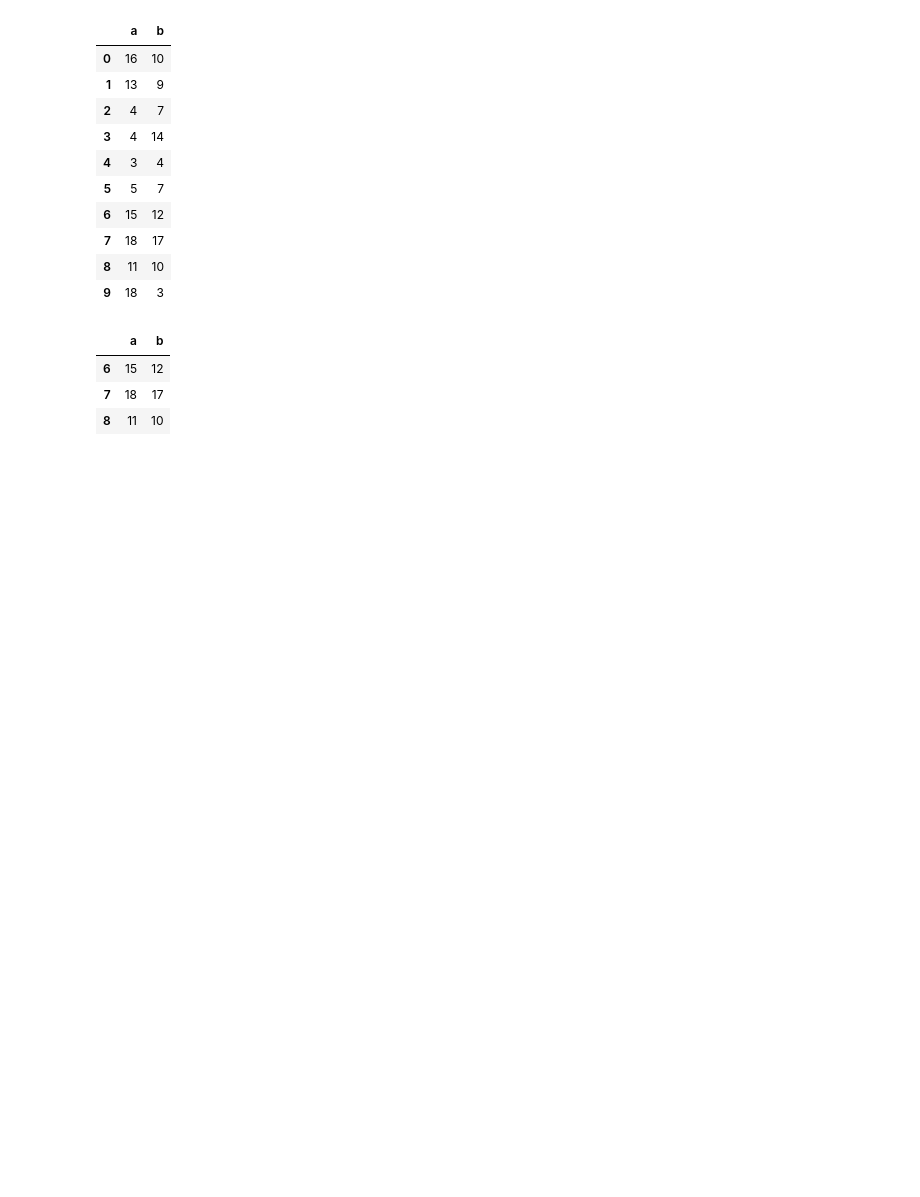
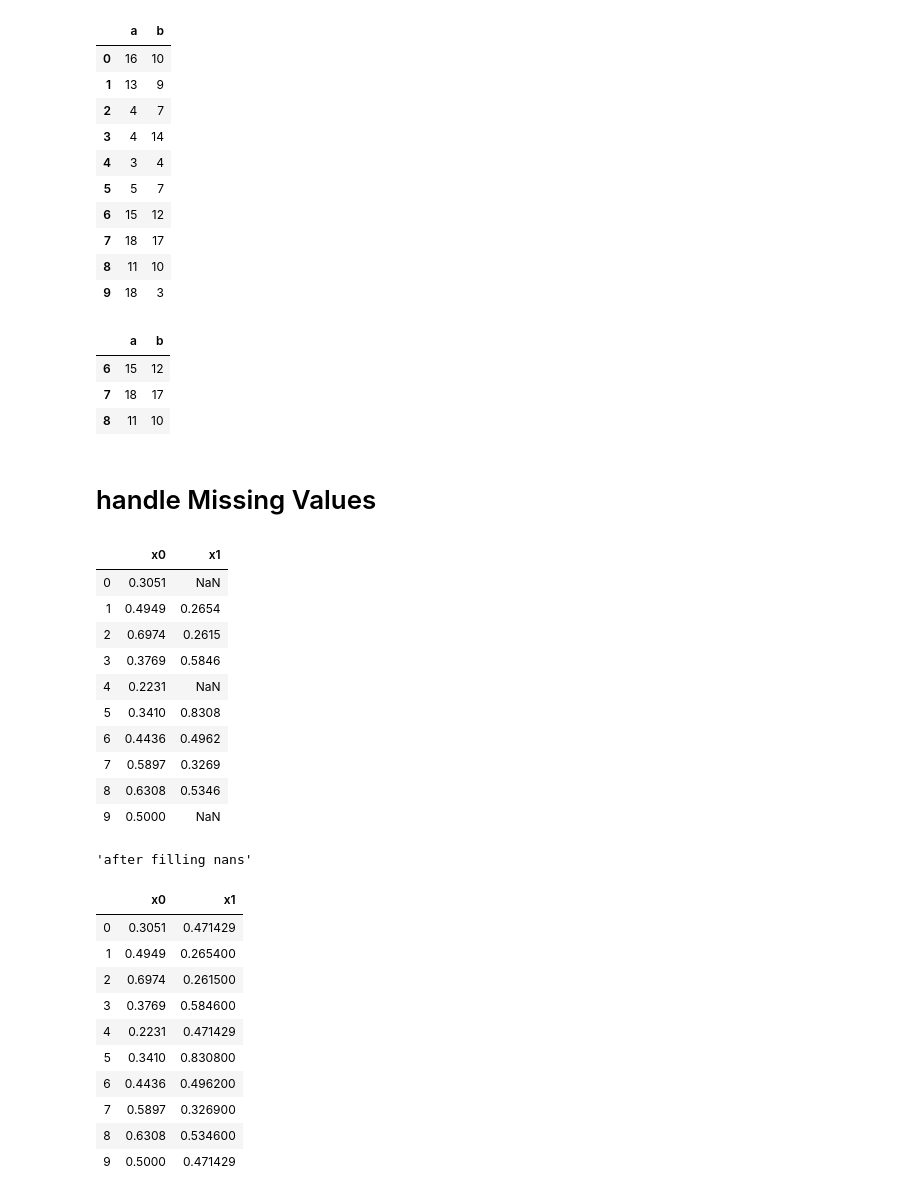
Before and after one commit to Mohamed209/machine-learning-course, a Jupyter notebook: Chapter_1_Data_science_basics/3_Pandas/pandas-tutorial.ipynb, the cells around one changed output. Drawn from its saved outputs; the diff is of its cells as text; code cells hidden in the pictures; blank space fills up the shorter version.

```diff
--- a/Chapter_1_Data_science_basics/3_Pandas/pandas-tutorial.ipynb
+++ b/Chapter_1_Data_science_basics/3_Pandas/pandas-tutorial.ipynb
@@ -178,3 +180,42 @@ df.query('a > b and a-b in [1,2,3]') # optimized than traditional filtering
 | 6 | 15 | 12 |
 | 7 | 18 | 17 |
 | 8 | 11 | 10 |
+# %% [markdown]
+# handle Missing Values
+# %%
+# Create an empty dataset
+df = pd.DataFrame()
+
+# Create two variables called x0 and x1. Make the first value of x1 a missing value
+df['x0'] = [0.3051,0.4949,0.6974,0.3769,0.2231,0.341,0.4436,0.5897,0.6308,0.5]
+df['x1'] = [np.nan,0.2654,0.2615,0.5846,np.nan,0.8308,0.4962,0.3269,0.5346,np.nan]
+
+# View the dataset
+display(df)
+df['x1']=df['x1'].fillna(df['x1'].mean())
+display('after filling nans',df)
+# we can also fill with median , min , max
+# %% [output]
+|  | x0 | x1 |
+| 0 | 0.3051 | NaN |
+| 1 | 0.4949 | 0.2654 |
+| 2 | 0.6974 | 0.2615 |
+| 3 | 0.3769 | 0.5846 |
+| 4 | 0.2231 | NaN |
+| 5 | 0.3410 | 0.8308 |
+| 6 | 0.4436 | 0.4962 |
+| 7 | 0.5897 | 0.3269 |
+| 8 | 0.6308 | 0.5346 |
+| 9 | 0.5000 | NaN |
+'after filling nans'
+|  | x0 | x1 |
+| 0 | 0.3051 | 0.471429 |
+| 1 | 0.4949 | 0.265400 |
+| 2 | 0.6974 | 0.261500 |
+| 3 | 0.3769 | 0.584600 |
+| 4 | 0.2231 | 0.471429 |
+| 5 | 0.3410 | 0.830800 |
+| 6 | 0.4436 | 0.496200 |
+| 7 | 0.5897 | 0.326900 |
+| 8 | 0.6308 | 0.534600 |
+| 9 | 0.5000 | 0.471429 |
```
Also changed, not shown: parts of 15 cells of this notebook.
